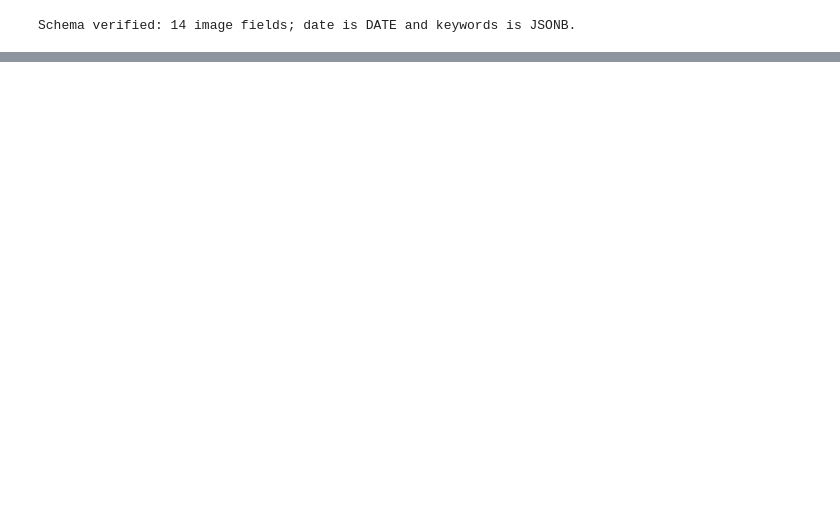
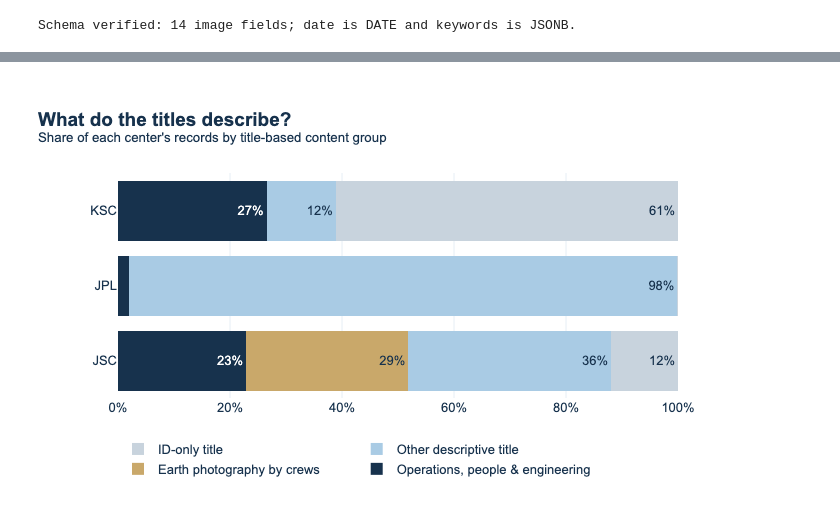
Before and after one commit to chirrene/400_Data-engineering_project, a Jupyter notebook: notebooks/eda.ipynb, the cells around one changed output, grey strips where cells are left out. Cells and saved outputs as stored; diff of their text form; code cells hidden in the pictures; blank space fills up the shorter version.

```diff
--- a/notebooks/eda.ipynb
+++ b/notebooks/eda.ipynb
@@ -221,0 +700,22 @@ To investigate future dates, we inspect the small anomalous subset rather than c
+# %%
+operations, earth_group, other_group, id_only_group = rules.CONTENT_GROUPS
+content = sql(f"""
+    SELECT r.center,
+           CASE WHEN r.title = r.source_id OR r.title ~ :id_only THEN :g_id
+                WHEN r.title ~* :earth THEN :g_earth
+                WHEN r.title ~* :operations THEN :g_ops
+                ELSE :g_other END AS content_group,
+           COUNT(*) AS images
+    FROM nasa_records AS r WHERE {SCOPE} AND r.center = ANY(:centers)
+    GROUP BY 1, 2
+""", id_only=rules.ID_ONLY_TITLE, earth=rules.EARTH_OBSERVATION_TITLE, operations=rules.OPERATIONS_TITLE,
+    g_id=id_only_group, g_earth=earth_group, g_ops=operations, g_other=other_group, centers=focus)
+content_table = content.pivot_table(index="center", columns="content_group", values="images", fill_value=0)
+content_table = content_table.reindex(index=focus, columns=rules.CONTENT_GROUPS, fill_value=0).astype(int)
+assert (content_table.sum(axis=1) == first_rule.set_index("center").loc[focus, "records"]).all()
+content_share = content_table.div(content_table.sum(axis=1), axis=0) * 100
+descriptive = content_table.drop(columns=id_only_group).sum(axis=1)
+ops_of_descriptive = content_table[operations] / descriptive * 100
+show_table(content_share.round(2).assign(**{"Operations share of descriptive titles": ops_of_descriptive.round(2)})
+           .reset_index().rename(columns={"center": "Center"}),
+           {c: "{:.1f}%" for c in rules.CONTENT_GROUPS + ["Operations share of descriptive titles"]})
@@ -221,0 +727,18 @@ To investigate future dates, we inspect the small anomalous subset rather than c
+# %%
+colors = {operations: NAVY, earth_group: GOLD, other_group: LIGHT_BLUE, id_only_group: GREY}
+fig_content = go.Figure()
+for group in rules.CONTENT_GROUPS:
+    fig_content.add_bar(
+        y=focus, x=content_share.loc[focus, group], orientation="h", name=group, marker_color=colors[group],
+        text=[f"{v:.0f}%" if v >= 5 else "" for v in content_share.loc[focus, group]], textposition="inside",
+        insidetextfont=dict(color="white" if group == operations else NAVY),
+    )
+fig_content.update_layout(
+    title="<b>What do the titles describe?</b><br><sup>Share of each center's records by title-based content group</sup>",
+    barmode="stack", height=430, legend=dict(orientation="h", y=-0.16, x=0), margin=dict(b=110),
+)
+fig_content.update_xaxes(range=[0, 100], ticksuffix="%")
+fig_content.update_yaxes(autorange="reversed", showgrid=False)
+show_and_save(fig_content, "insight2_content_patterns.png")
+# %% [output]
+[figure, added]
```
Also changed, not shown: parts of 137 cells of this notebook, 16 other files.
